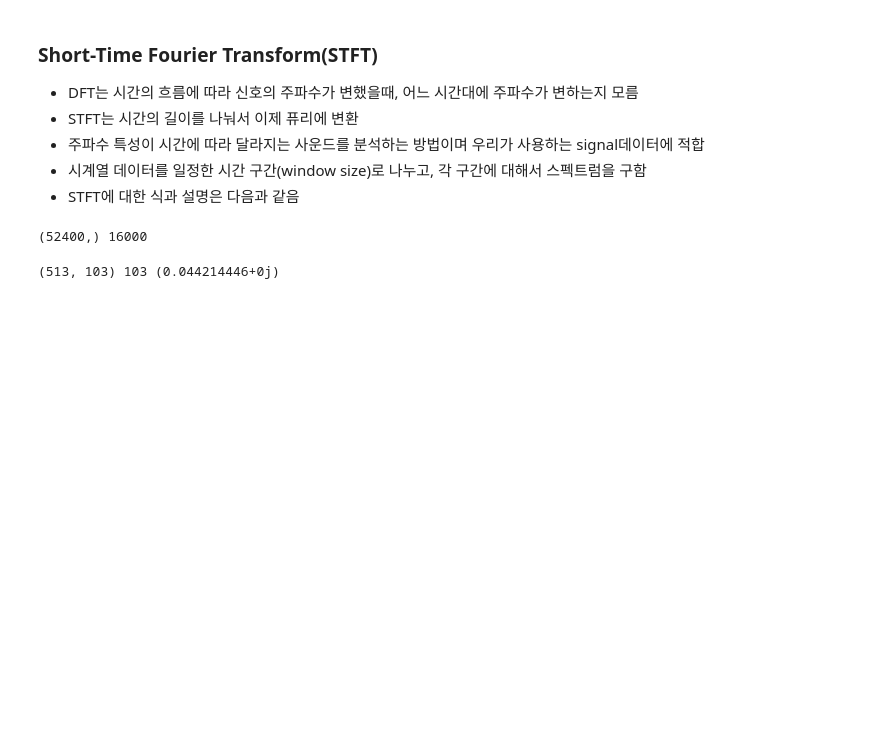
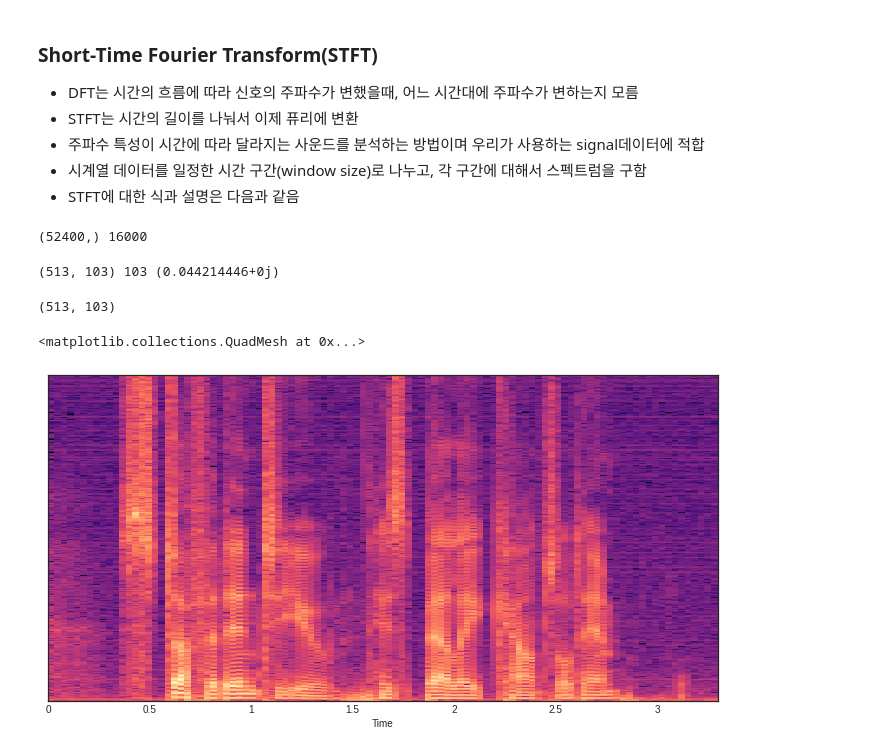
Before and after one commit to EGEG1212/TIL, a Jupyter notebook: 1_오디오처리Audio_Processing.ipynb, the cells around one changed output. Cells and saved outputs as stored; diff of their text form; code cells hidden in the pictures; blank space fills up the shorter version.

```diff
--- a/1_오디오처리Audio_Processing.ipynb
+++ b/1_오디오처리Audio_Processing.ipynb
@@ -291,3 +291,16 @@ S = librosa.core.stft(audio_np, n_fft=1024, hop_length=512, win_length=1024)
 print(S.shape, len(S[0]), S[0][0])
 # %% [output]
 (513, 103) 103 (0.044214446+0j)
+# %%
+D = np.abs(S) ** 2
+print(D.shape)
+# %% [output]
+(513, 103)
+# %%
+log_S = librosa.power_to_db(S, ref=np.max)
+
+plt.figure(figsize=(12, 6))
+librosa.display.specshow(log_S, sr=16000, x_axis='time')
+# %% [output]
+<matplotlib.collections.QuadMesh at 0x...>
+[figure, added]
```
Also changed, not shown: parts of 16 cells of this notebook.
